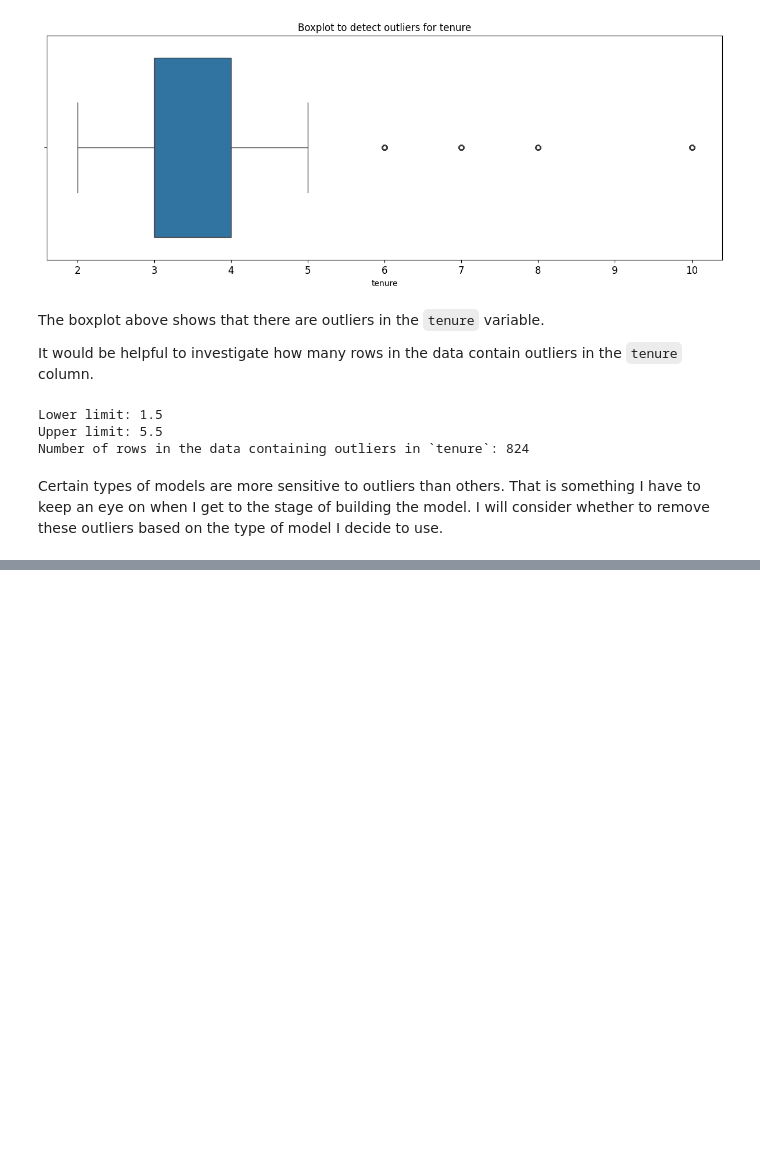
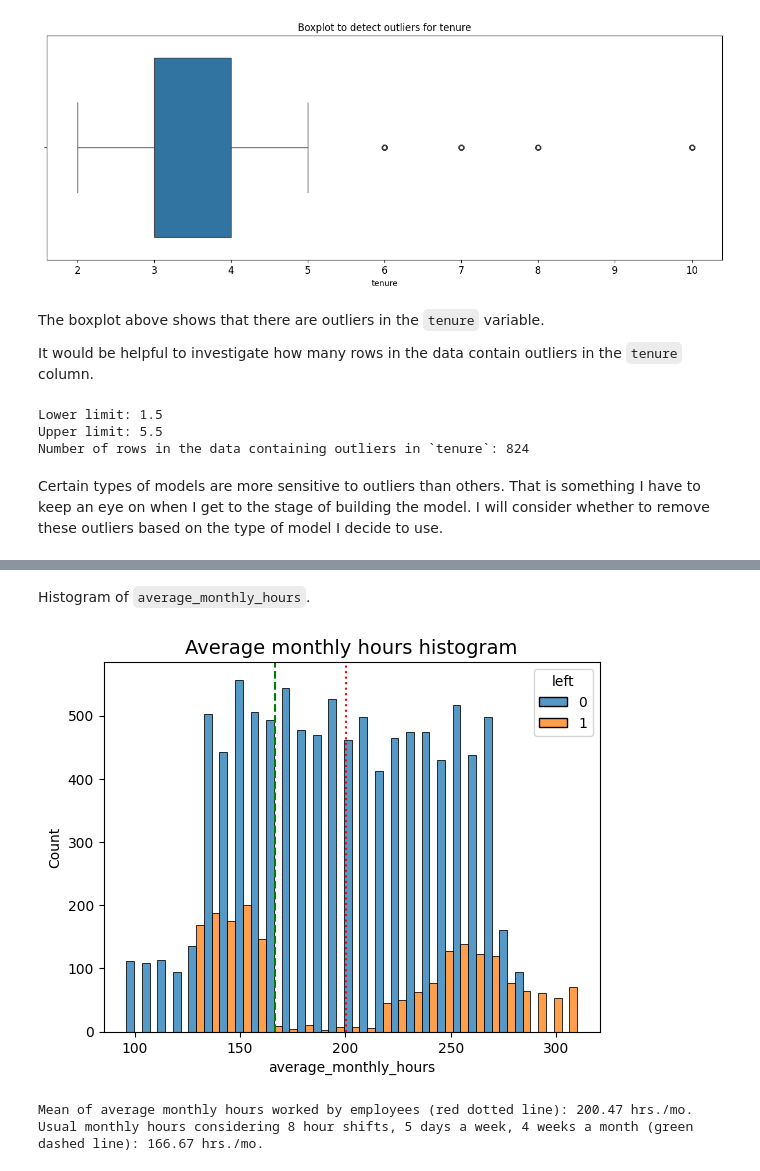
Before and after one commit to AlbertoMPalacioBastos/Machine_Learning_to_provide_insights_for_Human_Resources, a Jupyter notebook: Salifort Motors Project.ipynb, the cells around one changed output, grey strips where cells are left out. Drawn from its saved outputs; the diff is of its cells as text; code cells hidden in the pictures; blank space fills up the shorter version.

```diff
--- a/Salifort Motors Project.ipynb
+++ b/Salifort Motors Project.ipynb
@@ -341,0 +401,21 @@ Certain types of models are more sensitive to outliers than others. That is some
+# %% [markdown]
+Histogram of `average_monthly_hours`.
+# %%
+# Create histogram showing distribution of `average_monthly_hours`, comparing employees who stayed versus those who left
+sns.histplot(data=df1, x='average_monthly_hours', hue='left', multiple='dodge')
+plt.title('Average monthly hours histogram', fontsize='14')
+# plot line showing the mean of 'average_monthly_hours' of all employees
+plt.axvline(x=mean_average_monthly_hours, color='r', label='mean average monthly hours', ls=':')
+# plot line showing the monthly hours considering work week of 40 hours and two weeks of vacation per year (50 weeks per year)
+plt.axvline(x=usual_monthly_hours, color='g', label=('usual monthly hours'), ls='--')
+
+# Display the plots
+plt.show()
+
+# Print description of lines in boxplot
+print('Mean of average monthly hours worked by employees (red dotted line):', round(mean_average_monthly_hours,2), 'hrs./mo.')
+print('Usual monthly hours considering 8 hour shifts, 5 days a week, 4 weeks a month (green dashed line):', round(usual_monthly_hours,2), 'hrs./mo.')
+# %% [output]
+[figure, added]
+Mean of average monthly hours worked by employees (red dotted line): 200.47 hrs./mo.
+Usual monthly hours considering 8 hour shifts, 5 days a week, 4 weeks a month (green dashed line): 166.67 hrs./mo.
```
Also changed, not shown: parts of 10 cells of this notebook.
